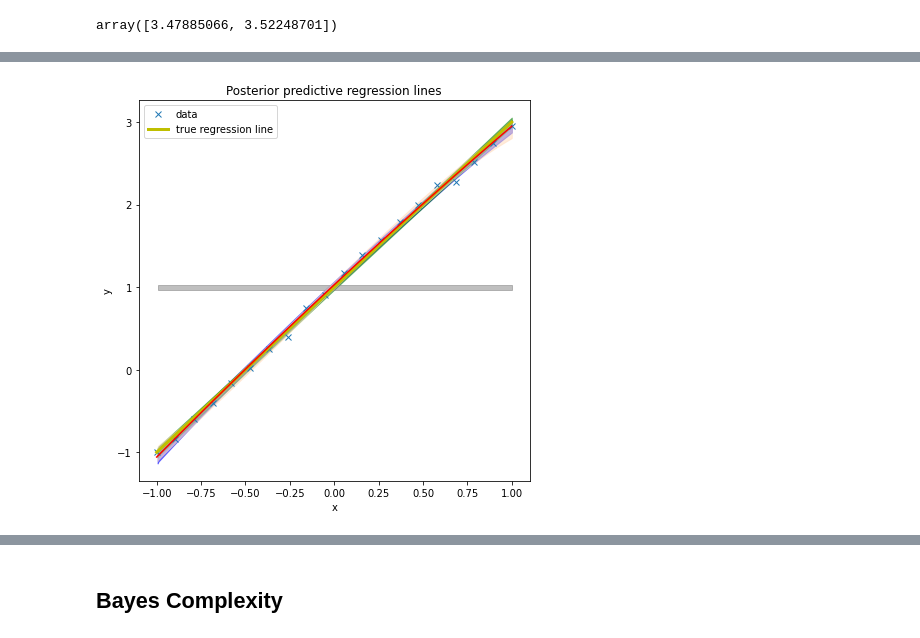
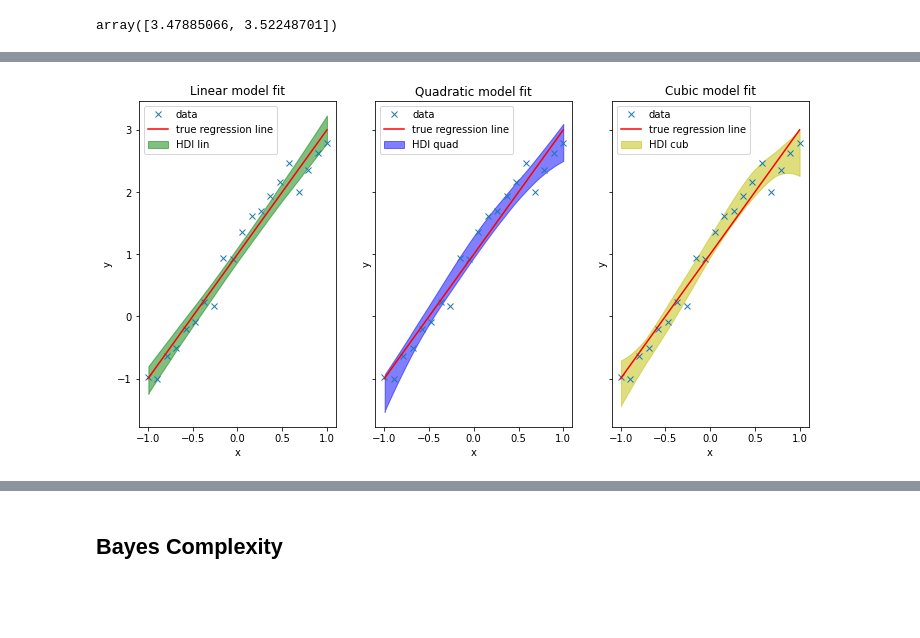
Before and after one commit to dschuechter/physics760_schuechter_krause, a Jupyter notebook: final_project/Code/Bayesian_model_selection_Testing.ipynb, the cells around one changed output, grey strips where cells are left out. Saved outputs shown, nothing was run; the diff lists cells and outputs as text; code cells hidden in the pictures; blank space fills up the shorter version.

```diff
--- a/final_project/Code/Bayesian_model_selection_Testing.ipynb
+++ b/final_project/Code/Bayesian_model_selection_Testing.ipynb
@@ -160,20 +157,64 @@ with cub_model:
-# %%
-plt.figure(figsize=(7, 7))
-plt.plot(x, y, "x", label="data")
-#pm.plot_posterior_predictive_glm(lin_trace, samples=100, label="posterior predictive regression lines")
-plt.plot(x, true_regression_line, label="true regression line", lw=3.0, c="y")
-
-plt.title("Posterior predictive regression lines")
-plt.legend(loc=0)
-plt.xlabel("x")
-plt.ylabel("y");
-sig2 = az.plot_hpd(x, sq_trace['mu'], credible_interval=.99, color='b')
-sig1 = az.plot_hpd(x, lin_trace['mu'], credible_interval=.99, color='g')
-plt.plot(x, np.mean(sq_trace['Intercept'])+np.mean(sq_trace['a'])*x**2+np.mean(sq_trace['b'])*x, color='red')
-sig3 = az.plot_hpd(x, const_trace['mu'], credible_interval=.99, color='gray')
-sig4= az.plot_hpd(x, cub_trace['mu'], credible_interval=.99, color='peachpuff')
-# %% [output]
-[figure, removed]
+# %%
+#now lets check what we just sampled
+#first we plot our data again
+#now plot the models and indicate the highest probability density region of 99%, this is taken care of by az.plot_hpd
+# Creates two subplots and unpacks the output array immediately
+f, (ax1, ax2, ax3) = plt.subplots(1, 3, sharey=True,figsize=(12,6))
+ax1.plot(x, y,"x",label="data")
+ax1.plot(x,true_regression_line,label="true regression line",c="r")
+az.plot_hdi(x, lin_trace['mu'], hdi_prob=.99, color='g',ax=ax1)
+ax1.set_title('Linear model fit')
+
+ax2.plot(x, y,"x",label="data")
+ax2.plot(x,true_regression_line,label="true regression line",c="r")
+az.plot_hdi(x, sq_trace['mu'], hdi_prob=.99, color='b',ax=ax2)
+
+ax2.set_title('Quadratic model fit')
+ax3.plot(x, y,"x",label="data")
+ax3.plot(x,true_regression_line,label="true regression line",c="r")
+az.plot_hdi(x, cub_trace['mu'], hdi_prob=.99, color='y',ax=ax3)
+ax3.set_title('Cubic model fit')
+
+ax1.legend()
+# where some data has already been plotted to ax
+handles, labels = ax1.get_legend_handles_labels()
+# manually define a new patch
+patch = mpatches.Patch(color='g',alpha=0.5,label='HDI lin')
+# handles is a list, so append manual patch
+handles.append(patch)
+# plot the legend
+ax1.legend(handles=handles)
+
+ax2.legend()
+# where some data has already been plotted to ax
+handles, labels = ax2.get_legend_handles_labels()
+# manually define a new patch
+patch = mpatches.Patch(color='b',alpha=0.5,label='HDI quad')
+# handles is a list, so append manual patch
+handles.append(patch)
+# plot the legend
+ax2.legend(handles=handles)
+ax3.legend()
+# where some data has already been plotted to ax
+handles, labels = ax3.get_legend_handles_labels()
+# manually define a new patch
+patch = mpatches.Patch(color='y',alpha=0.5,label='HDI cub')
+# handles is a list, so append manual patch
+handles.append(patch)
+# plot the legend
+ax3.legend(handles=handles)
+
+
+ax1.set_xlabel("x")
+ax1.set_ylabel("y");
+ax2.set_xlabel("x")
+ax2.set_ylabel("y");
+ax3.set_xlabel("x")
+ax3.set_ylabel("y");
+plt.show()
+f.savefig("tolplot.pdf")
+# %% [output]
+[figure, added]
 # %%
 def Bayes_Factor(trace1, trace2):
     return  np.exp(trace1.report.log_marginal_likelihood - trace2.report.log_marginal_likelihood)#bayes factor
```
Also changed, not shown: parts of 13 cells of this notebook, 2 other files.
